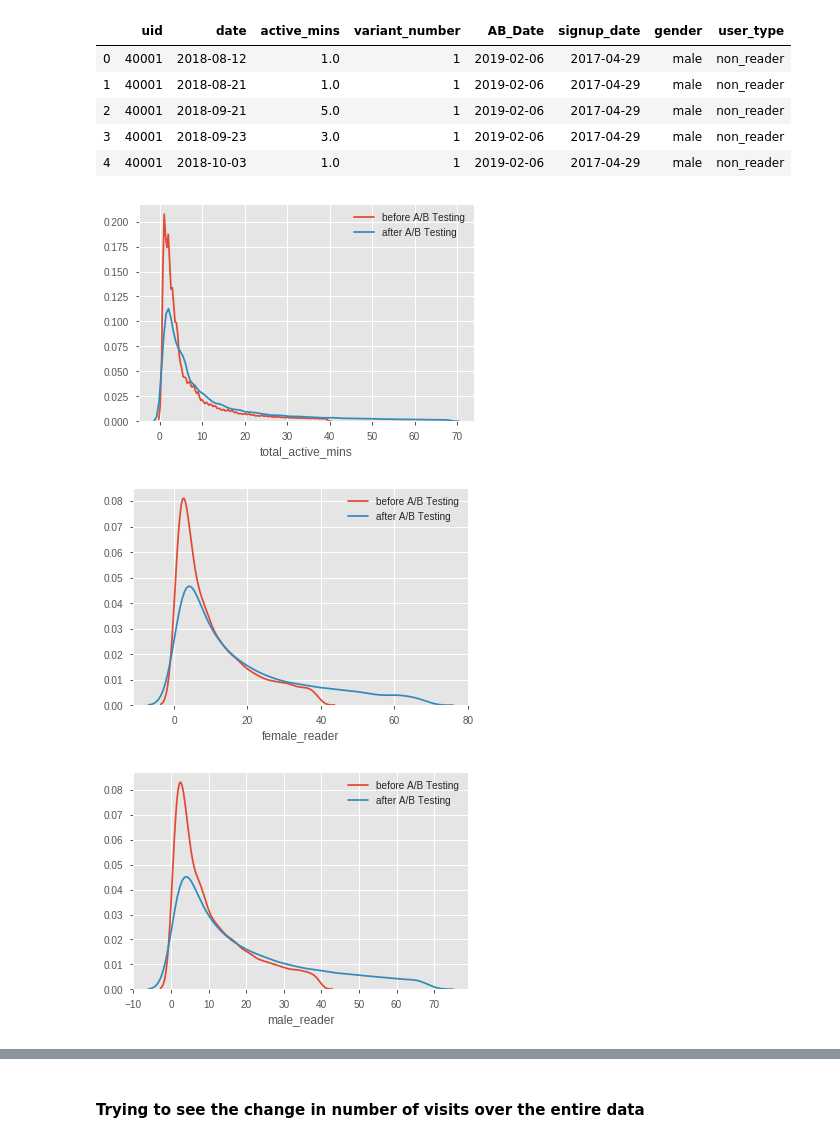
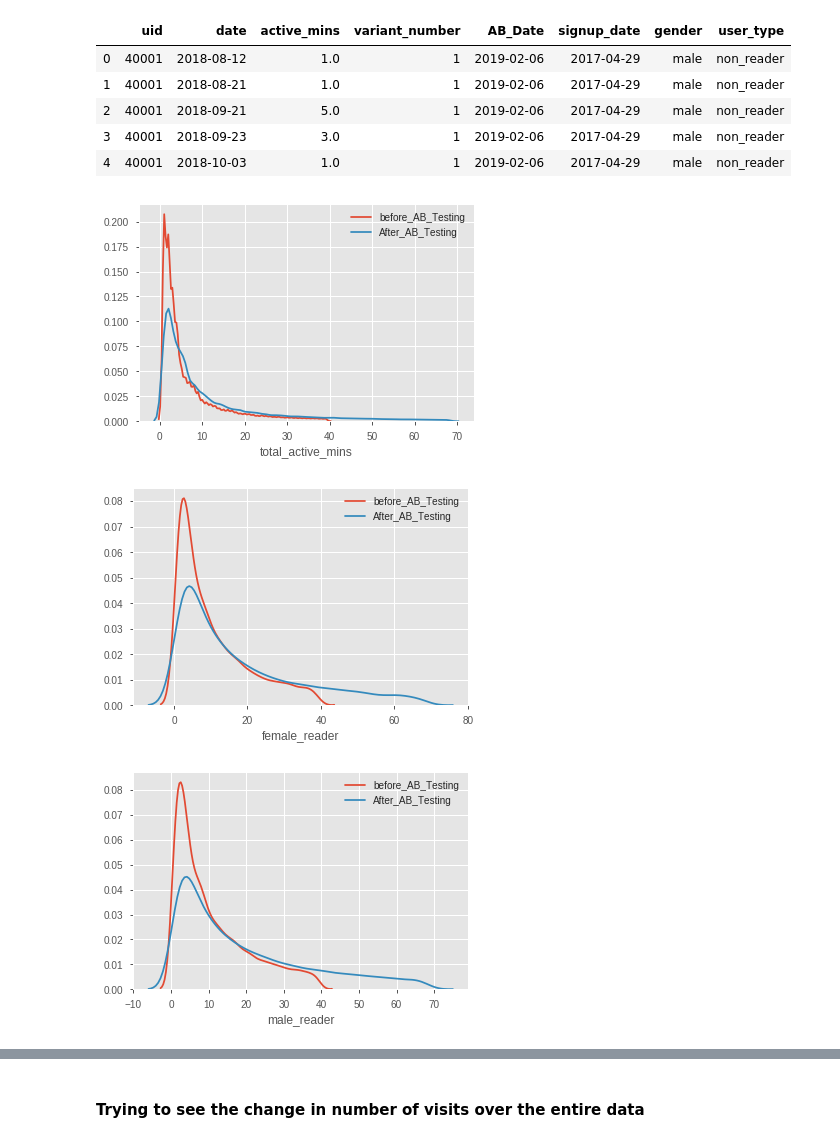
Before and after one commit to sagnikrana/Quora-Data-Challenge, a Jupyter notebook: QuoraDataScienceChallenge.ipynb, the cells around one changed output, grey strips where cells are left out. Saved outputs shown, nothing was run; the diff lists cells and outputs as text; code cells hidden in the pictures.

```diff
--- a/QuoraDataScienceChallenge.ipynb
+++ b/QuoraDataScienceChallenge.ipynb
@@ -312,23 +318,23 @@ before_AB_treatment_base_table_noout.head()
 | 4 | 40001 | 2018-10-03 | 1.0 | 1 | 2019-02-06 | 2017-04-29 | male | non_reader |
 # %%
 build_dist(before_AB_treatment_base_table_noout,after_AB_treatment_base_table_noout,
-           "active_mins","active_mins","total_active_mins")
+           "active_mins","active_mins","total_active_mins", "before_AB_Testing","After_AB_Testing")
 # %% [output]
-[figure, old version]
+[figure, new version]
 # %%
 build_dist(before_AB_treatment_base_table_noout[(before_AB_treatment_base_table_noout["gender"] == "female")&(before_AB_treatment_base_table_noout["user_type"] == "reader")],
            after_AB_treatment_base_table_noout[(after_AB_treatment_base_table_noout["gender"] == "female")&(after_AB_treatment_base_table_noout["user_type"] == "reader")],
-           "active_mins","active_mins","female_reader")
+           "active_mins","active_mins","female_reader", "before_AB_Testing","After_AB_Testing")
 # %% [output]
-[figure, old version]
+[figure, new version]
 # %%
 
 
 build_dist(before_AB_treatment_base_table_noout[(before_AB_treatment_base_table_noout["gender"] == "male")&(before_AB_treatment_base_table_noout["user_type"] == "reader")],
            after_AB_treatment_base_table_noout[(after_AB_treatment_base_table_noout["gender"] == "male")&(after_AB_treatment_base_table_noout["user_type"] == "reader")],
-           "active_mins","active_mins","male_reader")
+           "active_mins","active_mins","male_reader", "before_AB_Testing","After_AB_Testing")
 # %% [output]
-[figure, old version]
+[figure, new version]
 # %%
 
 build_dist(before_AB_treatment_base_table_noout[(before_AB_treatment_base_table_noout["gender"] == "female")&(before_AB_treatment_base_table_noout["user_type"] == "non_reader")],
```
Also changed, not shown: parts of 33 cells of this notebook, 6 other files.
